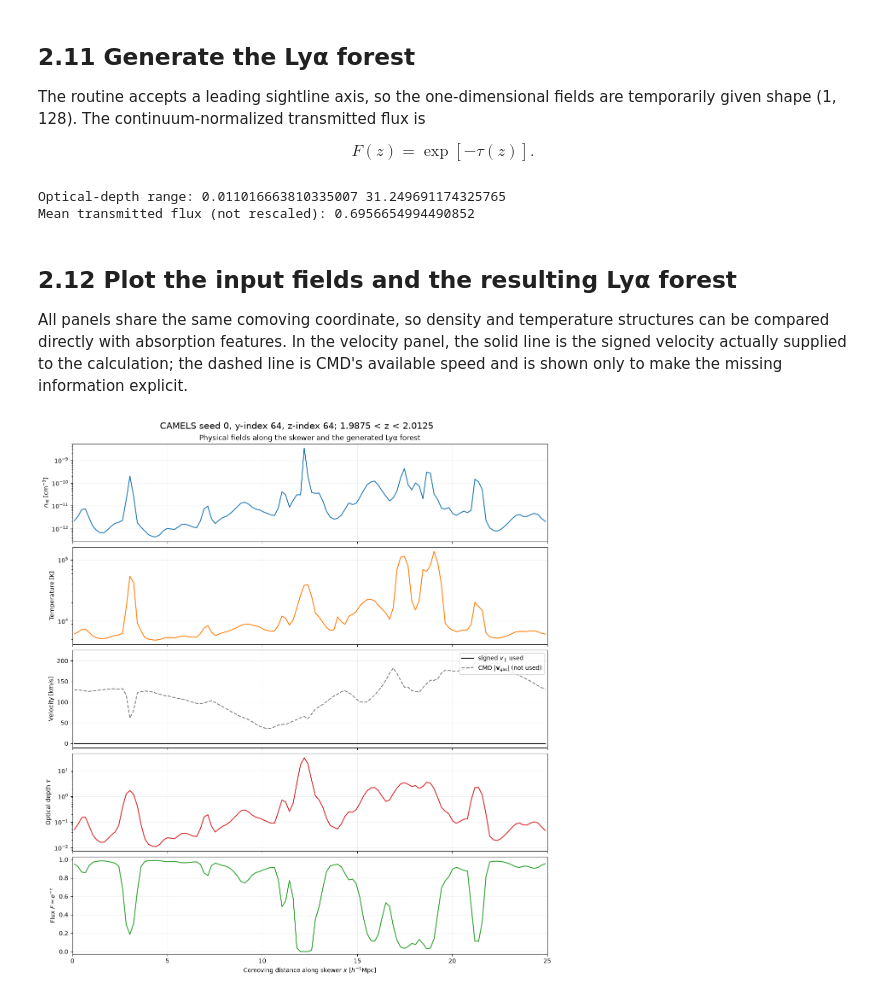
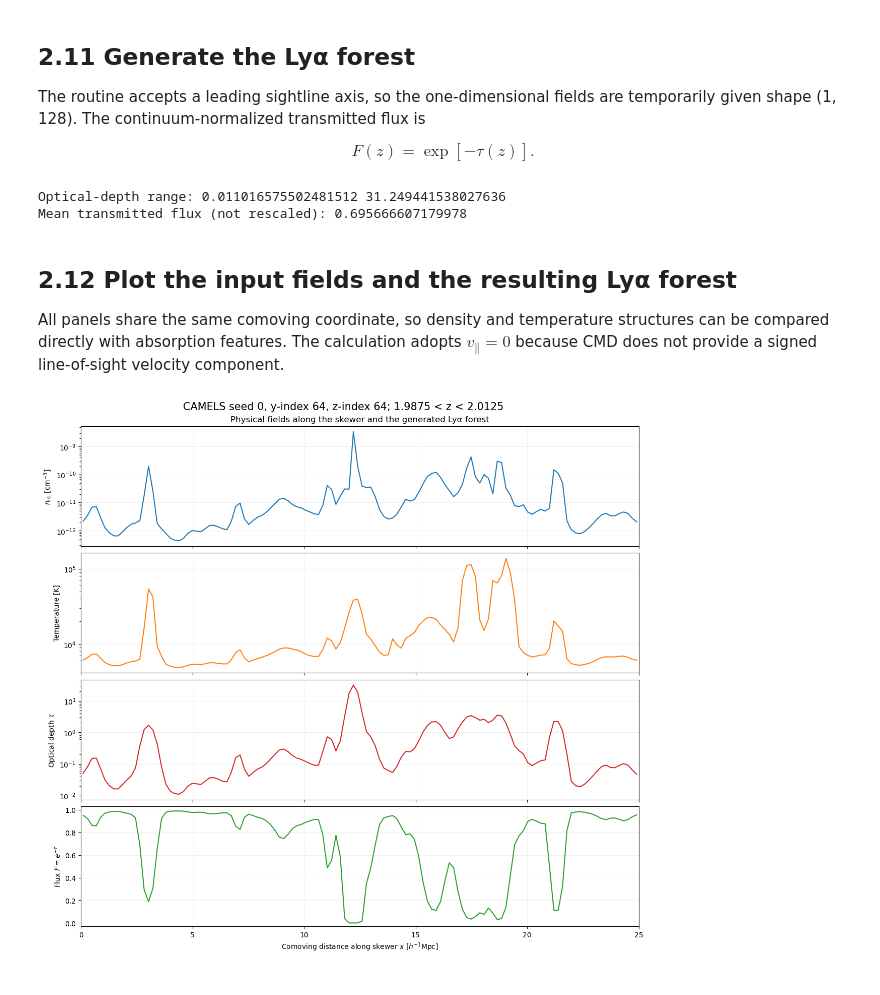
Before and after one commit to soumak-maitra/CC2-ML_for_Cosmological_Fields, a Jupyter notebook: Hands-On/CAMELS_visualization_and_Lya_forest.ipynb, the cells around one changed output. Saved outputs shown, nothing was run; the diff lists cells and outputs as text; code cells hidden in the pictures.

```diff
--- a/Hands-On/CAMELS_visualization_and_Lya_forest.ipynb
+++ b/Hands-On/CAMELS_visualization_and_Lya_forest.ipynb
@@ -501,7 +524,7 @@ hydrogen_mass = (m_p + m_e).to_value(u.g)
 n_HI = rho_HI_physical / hydrogen_mass
 
 # A signed line-of-sight velocity is unavailable in CMD, so use zero.
-v_pec = np.zeros_like(gas_speed)
+v_pec = np.zeros_like(n_HI)
 
 print("Physical n_HI range (cm^-3):", n_HI.min(), n_HI.max())
 # %% [output]
@@ -592,52 +615,47 @@ transmitted_flux = np.exp(-optical_depth)
 print("Optical-depth range:", optical_depth.min(), optical_depth.max())
 print("Mean transmitted flux (not rescaled):", transmitted_flux.mean())
 # %% [output]
-Optical-depth range: 0.011016663810335007 31.249691174325765
-Mean transmitted flux (not rescaled): 0.6956654994490852
+Optical-depth range: 0.011016575502481512 31.249441538027636
+Mean transmitted flux (not rescaled): 0.695666607179978
 # %% [markdown]
 ## 2.12 Plot the input fields and the resulting Lyα forest
 
-All panels share the same comoving coordinate, so density and temperature structures can be compared directly with absorption features. In the velocity panel, the solid line is the signed velocity actually supplied to the calculation; the dashed line is CMD's available speed and is shown only to make the missing information explicit.
+All panels share the same comoving coordinate, so density and temperature structures can be compared directly with absorption features. The calculation adopts $v_\parallel=0$ because CMD does not provide a signed line-of-sight velocity component.
 # %%
-fig, axes = plt.subplots(5, 1, figsize=(12, 13), sharex=True, constrained_layout=True)
+fig, axes = plt.subplots(4, 1, figsize=(12, 11), sharex=True, constrained_layout=True)
 
 axes[0].semilogy(x_abs, n_HI, color="tab:blue")
 axes[0].set_ylabel(r"$n_{\rm HI}\ [{\rm cm}^{-3}]$")
 axes[0].set_title("Physical fields along the skewer and the generated Lyα forest")
 
 axes[1].semilogy(x_abs, temperature, color="tab:orange")
 axes[1].set_ylabel("Temperature [K]")
 
-axes[2].plot(x_abs, v_pec, color="black", label=r"signed $v_\parallel$ used")
-axes[2].plot(x_abs, gas_speed, "--", color="0.5", label=r"CMD $|\mathbf{v}_{\rm gas}|$ (not used)")
-axes[2].set_ylabel("Velocity [km/s]")
-axes[2].legend(loc="upper right")
+axes[2].semilogy(x_abs, optical_depth, color="tab:red")
+axes[2].set_ylabel(r"Optical depth $\tau$")
 
-axes[3].semilogy(x_abs, optical_depth, color="tab:red")
-axes[3].set_ylabel(r"Optical depth $\tau$")
-
-axes[4].plot(x_abs, transmitted_flux, color="tab:green")
-axes[4].set_ylabel(r"Flux $F=e^{-\tau}$")
-axes[4].set_xlabel(r"Comoving distance along skewer $x\ [h^{-1}{\rm Mpc}]$")
-axes[4].set_ylim(-0.03, 1.03)
+axes[3].plot(x_abs, transmitted_flux, color="tab:green")
+axes[3].set_ylabel(r"Flux $F=e^{-\tau}$")
+axes[3].set_xlabel(r"Comoving distance along skewer $x\ [h^{-1}{\rm Mpc}]$")
+axes[3].set_ylim(-0.03, 1.03)
 
 for ax in axes:
     ax.grid(alpha=0.2)
     ax.set_xlim(0, box_size)
 
 fig.suptitle(
     f"CAMELS seed {seed}, y-index {y_index}, z-index {z_index}; "
     f"{z_abs.min():.4f} < z < {z_abs.max():.4f}",
     fontsize=15,
 )
 fig.savefig(
     output_directory / f"CAMELS_Lya_forest_seed_{seed}.png",
     dpi=150,
     bbox_inches="tight",
 )
 plt.show()
 # %% [output]
-[figure, old version]
+[figure, new version]
 # %% [markdown]
 ## 2.13 Interpretation and limitations
 
```
Also changed, not shown: parts of 23 cells of this notebook, 33 other files.
